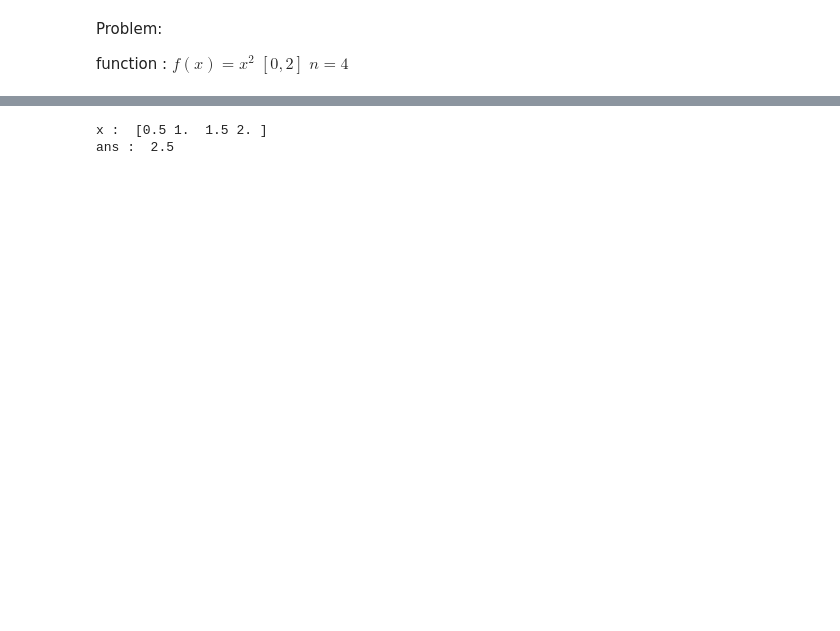
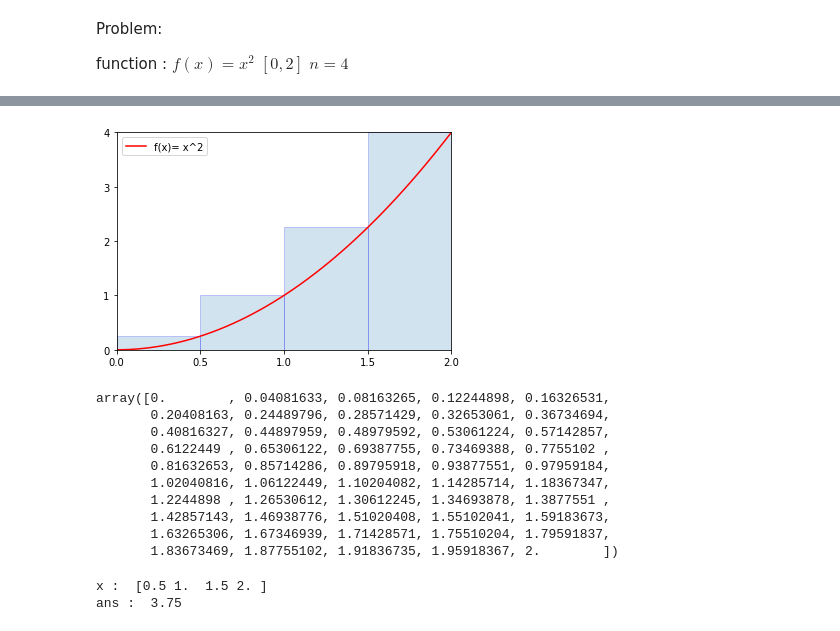
Before and after one commit to misakimeidaisuki/num_py_homework, a Jupyter notebook: test5_10730612.ipynb, the cells around one changed output, grey strips where cells are left out. Drawn from its saved outputs; the diff is of its cells as text; code cells hidden in the pictures; blank space fills up the shorter version.

```diff
--- a/test5_10730612.ipynb
+++ b/test5_10730612.ipynb
@@ -76,11 +81,53 @@ $$ \Delta x\left[f(0+\Delta x)+f(a+2\,\Delta x)+\cdots +f(b)\right].$$
+# %%
+import numpy as np
+import matplotlib.pyplot as plt
+
+x = np.linspace(0, 2, 50)
+y1 = x**2
+
+plt.figure()
+#set x limits
+plt.xlim((0, 2))
+plt.ylim((0, 4))
+
+# set new sticks
+new_sticks = np.linspace(0, 2, 5)
+plt.xticks(new_sticks)
+# set tick labels
+plt.yticks(np.arange(0, 5, step=1))
+
+# set line styles
+l1, = plt.plot(x, y1, label='f(x)= x^2', color="red")
+plt.legend(loc='upper left')
+
+x2 = np.linspace(0, 2, 5)
+y2 = np.power(x2,2)
+x_r=x2[1:]
+y_r=y2[1:]
+plt.bar(x_r, y_r, align='edge', width=-0.5, alpha=0.2, edgecolor="blue")
+
+plt.show()
+x
+# %% [output]
+[figure, added]
+array([0.        , 0.04081633, 0.08163265, 0.12244898, 0.16326531,
+       0.20408163, 0.24489796, 0.28571429, 0.32653061, 0.36734694,
+       0.40816327, 0.44897959, 0.48979592, 0.53061224, 0.57142857,
+       0.6122449 , 0.65306122, 0.69387755, 0.73469388, 0.7755102 ,
+       0.81632653, 0.85714286, 0.89795918, 0.93877551, 0.97959184,
+       1.02040816, 1.06122449, 1.10204082, 1.14285714, 1.18367347,
+       1.2244898 , 1.26530612, 1.30612245, 1.34693878, 1.3877551 ,
+       1.42857143, 1.46938776, 1.51020408, 1.55102041, 1.59183673,
+       1.63265306, 1.67346939, 1.71428571, 1.75510204, 1.79591837,
+       1.83673469, 1.87755102, 1.91836735, 1.95918367, 2.        ])
 # %%
 x2 = np.arange(a+deltax, b+deltax, deltax)
-x2
+y2 = x2**2
 
-result2 = deltax*np.sum(x2)
+result2 = deltax*np.sum(y2)
 
 print("x : ", x2)
 print("ans : ", result2)
 # %% [output]
 x :  [0.5 1.  1.5 2. ]
-ans :  2.5
+ans :  3.75
```
Also changed, not shown: parts of 8 cells of this notebook.
